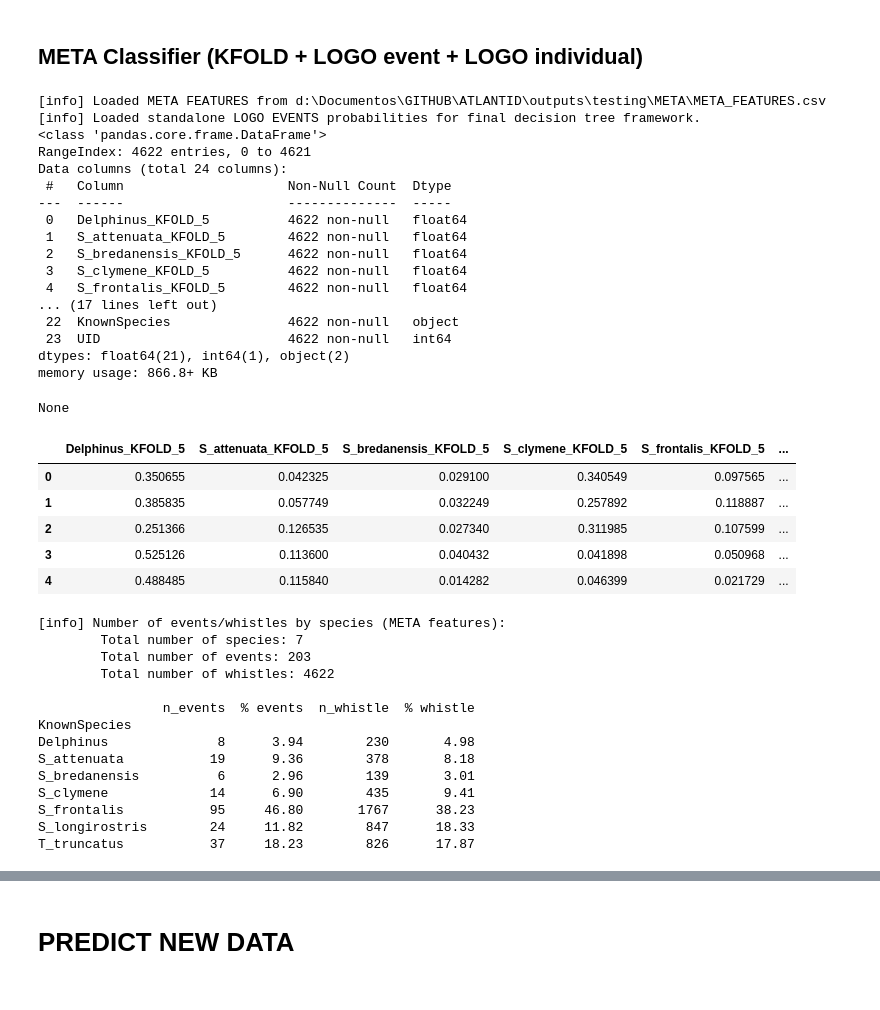
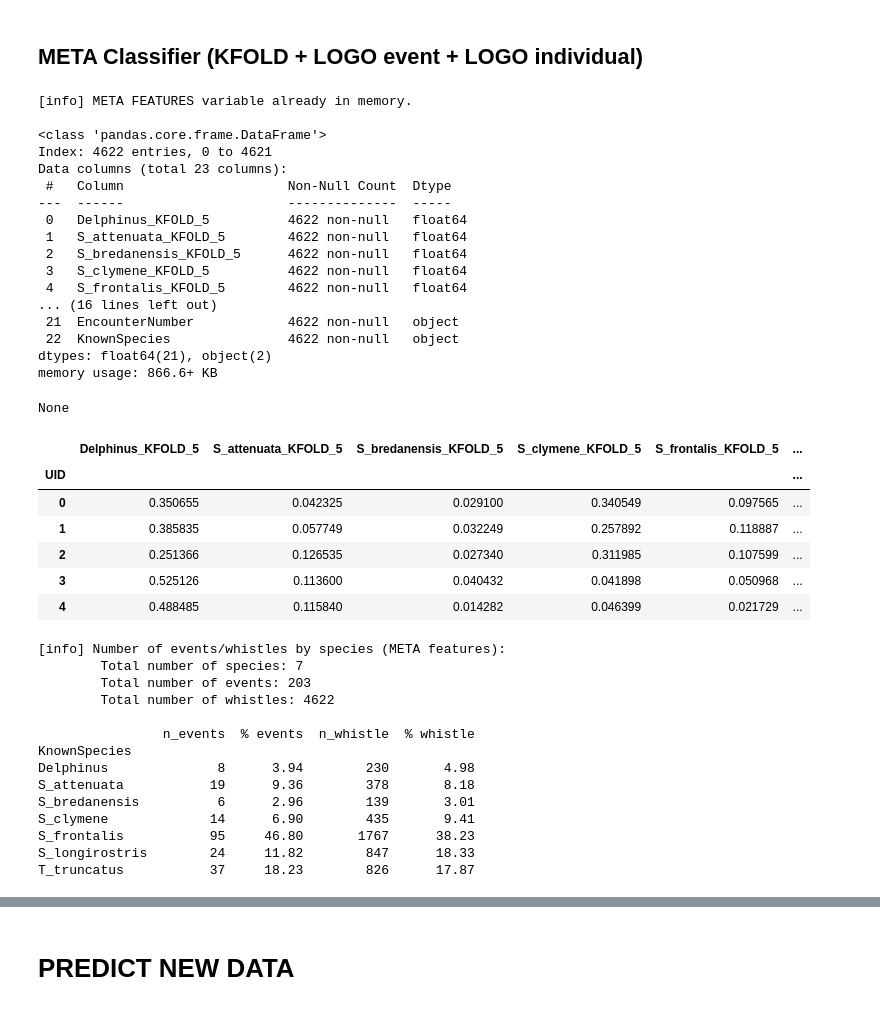
Before and after one commit to rafaelgmenezes/ATLANTID, a Jupyter notebook: ATLANTID_classifier.ipynb, the cells around one changed output, grey strips where cells are left out. Cells and saved outputs as stored; diff of their text form; code cells hidden in the pictures.

```diff
--- a/ATLANTID_classifier.ipynb
+++ b/ATLANTID_classifier.ipynb
@@ -37,5 +37,6 @@ The workflow generates reproducible and shareable artifacts:
 ## Main configurations
 exp_name     = 'testing'
 master_file  = 'Master_Whistle_7sp.csv'
-predict_only = False #True # Set to True to skip training and only do predictions on new data
+predict_only = True #True # Set to True to skip training and only do predictions on new data - if running the entire notebook
 factors = ("KnownSpecies", "EncounterNumber")
+TRUNCATUS_LABEL = "T_truncatus"  # For Decision Tree logic - needs to match the exact string name inside the report matrix
@@ -1305,7 +1275,8 @@ else:
             out_dir=META_DIR,
             save=True,
         )
-
+if 'UID' in meta_features.columns:
+    meta_features.set_index('UID', inplace=True)
 # -------------------------------------------------------------------------
 # STEP 2: Explicitly Ensure LOGO Event Probs are Loaded (Required by Cell 2 Decision Tree)
 # -------------------------------------------------------------------------
@@ -1346,41 +1317,42 @@ n_species = int(meta_features["KnownSpecies"].nunique())
 
 # --- proportions ---
 pct_events_sp = (n_events_sp / n_events_total * 100).round(2)
 pct_whistles_sp = (n_whistles_sp / n_whistles_total * 100).round(2)
 
 # --- summary table ---
 summary_sp = pd.DataFrame({
     "n_events": n_events_sp.astype(int),
     "% events": pct_events_sp,
     "n_whistle": n_whistles_sp.astype(int),
     "% whistle": pct_whistles_sp
 }).sort_index()
 
 print("\n[info] Number of events/whistles by species (META features):")
 print(f"\tTotal number of species: {n_species}")
 print(f"\tTotal number of events: {n_events_total}")
 print(f"\tTotal number of whistles: {n_whistles_total}\n")
 print(summary_sp)
 # %% [output]
-[info] Loaded META FEATURES from d:\Documentos\GITHUB\ATLANTID\outputs\testing\META\META_FEATURES.csv
-[info] Loaded standalone LOGO EVENTS probabilities for final decision tree framework.
+[info] META FEATURES variable already in memory.
+
 <class 'pandas.core.frame.DataFrame'>
-RangeIndex: 4622 entries, 0 to 4621
-Data columns (total 24 columns):
+Index: 4622 entries, 0 to 4621
+Data columns (total 23 columns):
  #   Column                     Non-Null Count  Dtype
 ---  ------                     --------------  -----
  0   Delphinus_KFOLD_5          4622 non-null   float64
  1   S_attenuata_KFOLD_5        4622 non-null   float64
  2   S_bredanensis_KFOLD_5      4622 non-null   float64
  3   S_clymene_KFOLD_5          4622 non-null   float64
  4   S_frontalis_KFOLD_5        4622 non-null   float64
-... (17 lines left out)
+... (16 lines left out)
+ 21  EncounterNumber            4622 non-null   object
  22  KnownSpecies               4622 non-null   object
- 23  UID                        4622 non-null   int64
-dtypes: float64(21), int64(1), object(2)
-memory usage: 866.8+ KB
+dtypes: float64(21), object(2)
+memory usage: 866.6+ KB
 None
 |  | Delphinus_KFOLD_5 | S_attenuata_KFOLD_5 | S_bredanensis_KFOLD_5 | S_clymene_KFOLD_5 | S_frontalis_KFOLD_5 | ... |
+| UID |  |  |  |  |  | ... |
 | 0 | 0.350655 | 0.042325 | 0.029100 | 0.340549 | 0.097565 | ... |
 | 1 | 0.385835 | 0.057749 | 0.032249 | 0.257892 | 0.118887 | ... |
 | 2 | 0.251366 | 0.126535 | 0.027340 | 0.311985 | 0.107599 | ... |
```
Also changed, not shown: parts of 5 cells of this notebook.
